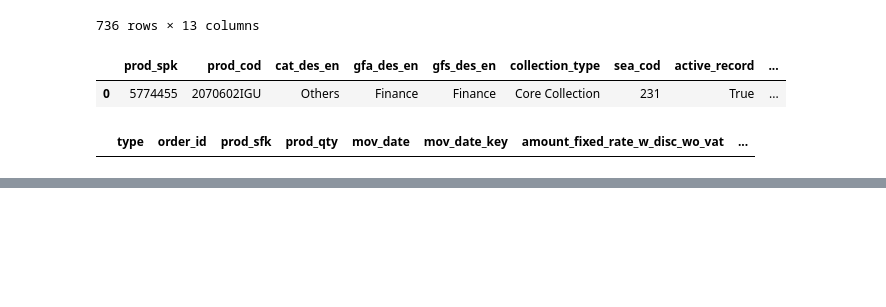
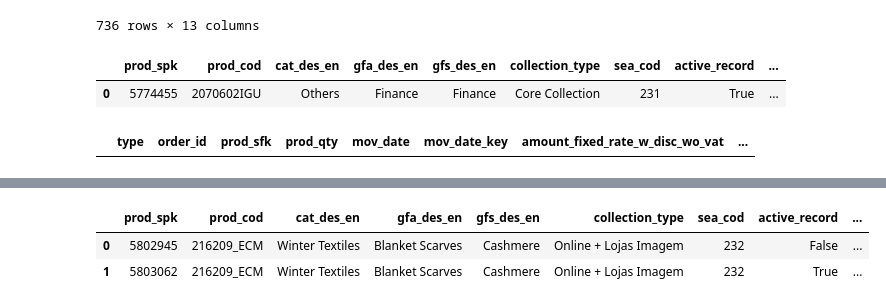
Before and after one commit to NathanAtaide/CASPTONE, a Jupyter notebook: notebooks/Consulta Silver.ipynb, the cells around one changed output, grey strips where cells are left out. Drawn from its saved outputs; the diff is of its cells as text; code cells hidden in the pictures; blank space fills up the shorter version.

```diff
--- a/notebooks/Consulta Silver.ipynb
+++ b/notebooks/Consulta Silver.ipynb
@@ -995,0 +1166,15 @@ df_T
+# %%
+# Columns and types of a dataset
+df_T = con.sql(f"""
+
+Select *
+FROM read_parquet('{product}')
+where prod_cod = '216209_ECM'
+
+""").df()
+
+df_T
+# %% [output]
+|  | prod_spk | prod_cod | cat_des_en | gfa_des_en | gfs_des_en | collection_type | sea_cod | active_record | ... |
+| 0 | 5802945 | 216209_ECM | Winter Textiles | Blanket Scarves | Cashmere | Online + Lojas Imagem | 232 | False | ... |
+| 1 | 5803062 | 216209_ECM | Winter Textiles | Blanket Scarves | Cashmere | Online + Lojas Imagem | 232 | True | ... |
```
Also changed, not shown: parts of 9 cells of this notebook, 13 other files.
